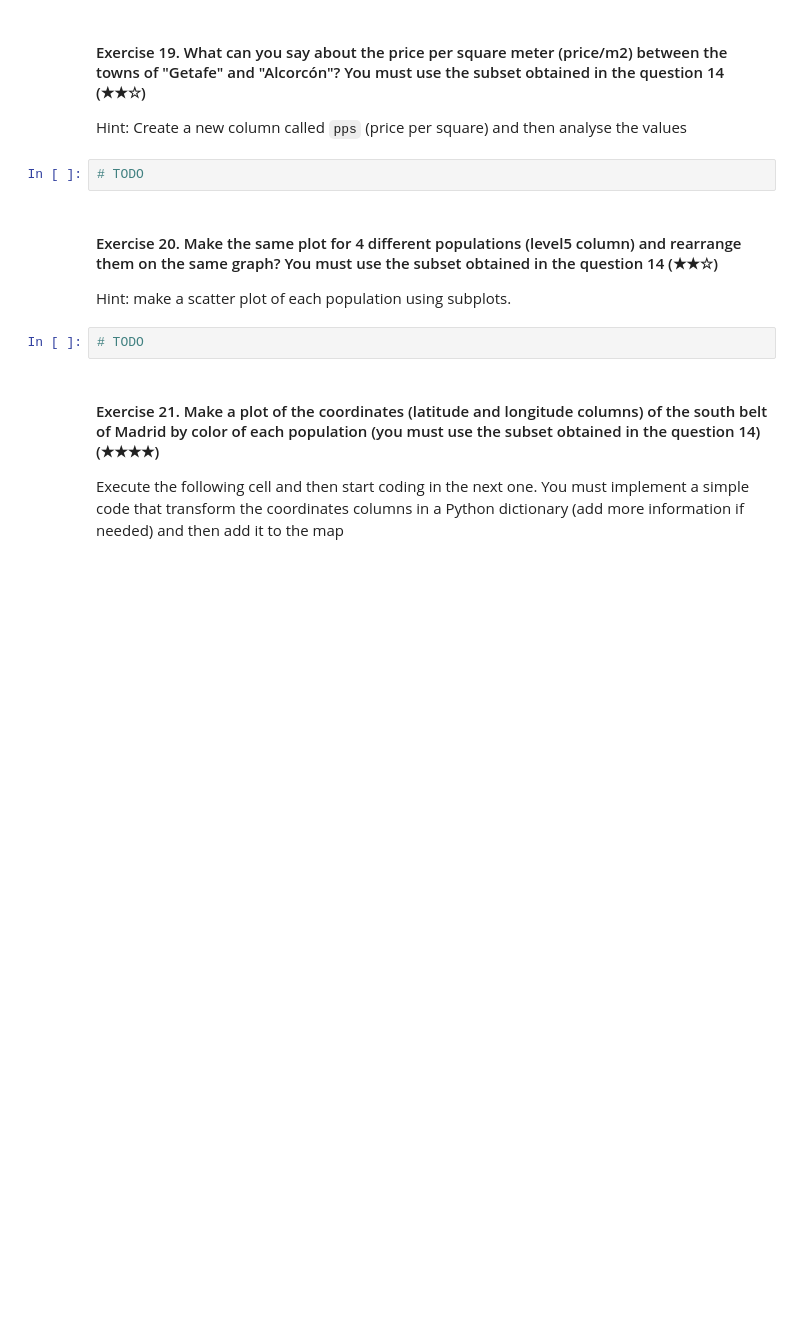
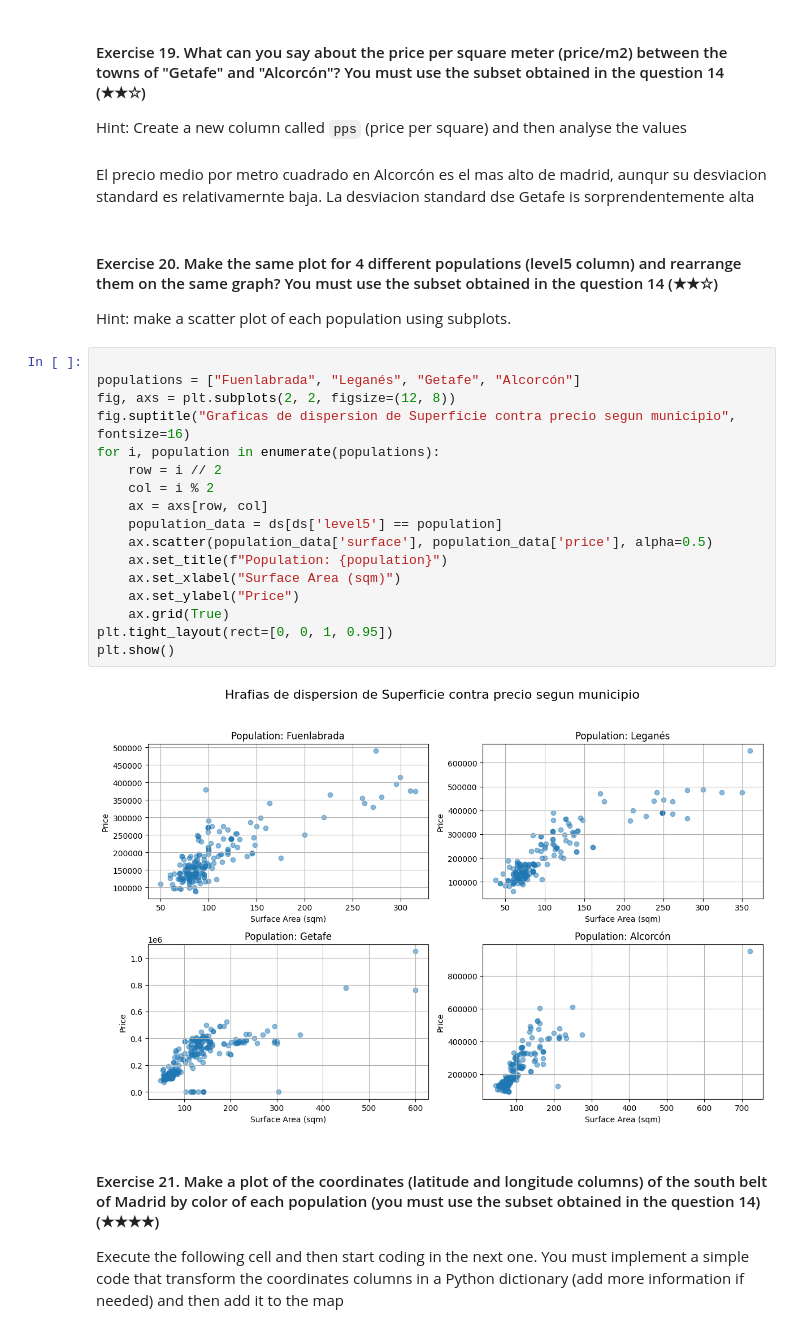
Before and after one commit to Rafa-Carrasco/realestate-datacleanup-exercise, a Jupyter notebook: project.ipynb, the cells around one changed output. Drawn from its saved outputs; the diff is of its cells as text; blank space fills up the shorter version.

```diff
--- a/project.ipynb
+++ b/project.ipynb
@@ -458,13 +459,31 @@ plt.show()
 #### Exercise 19. What can you say about the price per square meter (price/m2) between the towns of "Getafe" and "Alcorcón"? You must use the subset obtained in the question 14 (★★☆)
 
 Hint: Create a new column called `pps` (price per square) and then analyse the values
-# %%
-# TODO
+# %% [markdown]
+
+El precio medio por metro cuadrado en Alcorcón es el mas alto de madrid, aunqur su desviacion standard es relativamernte baja. La desviacion standard dse Getafe is sorprendentemente alta
 # %% [markdown]
 #### Exercise 20. Make the same plot for 4 different populations (level5 column) and rearrange them on the same graph? You must use the subset obtained in the question 14 (★★☆)
 Hint: make a scatter plot of each population using subplots.
 # %%
-# TODO
+
+populations = ["Fuenlabrada", "Leganés", "Getafe", "Alcorcón"]
+fig, axs = plt.subplots(2, 2, figsize=(12, 8))
+fig.suptitle("Graficas de dispersion de Superficie contra precio segun municipio", fontsize=16)
+for i, population in enumerate(populations):
+    row = i // 2
+    col = i % 2
+    ax = axs[row, col]
+    population_data = ds[ds['level5'] == population]
+    ax.scatter(population_data['surface'], population_data['price'], alpha=0.5)
+    ax.set_title(f"Population: {population}")
+    ax.set_xlabel("Surface Area (sqm)")
+    ax.set_ylabel("Price")
+    ax.grid(True)
+plt.tight_layout(rect=[0, 0, 1, 0.95])
+plt.show()
+# %% [output]
+[figure, added]
 # %% [markdown]
 #### Exercise 21. Make a plot of the coordinates (latitude and longitude columns) of the south belt of Madrid by color of each population (you must use the subset obtained in the question 14) (★★★★)
 
```
Also changed, not shown: parts of 3 cells of this notebook.
